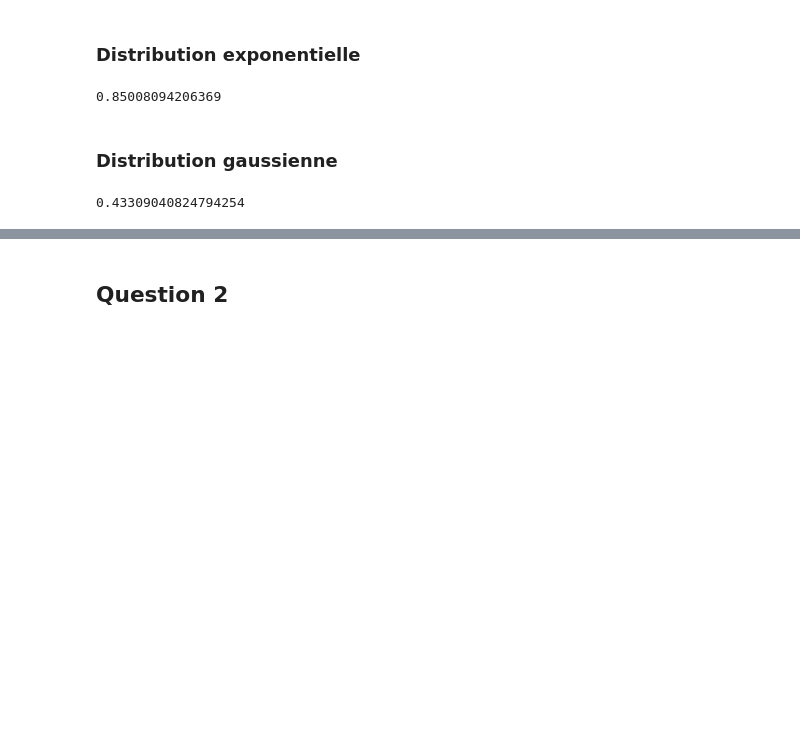
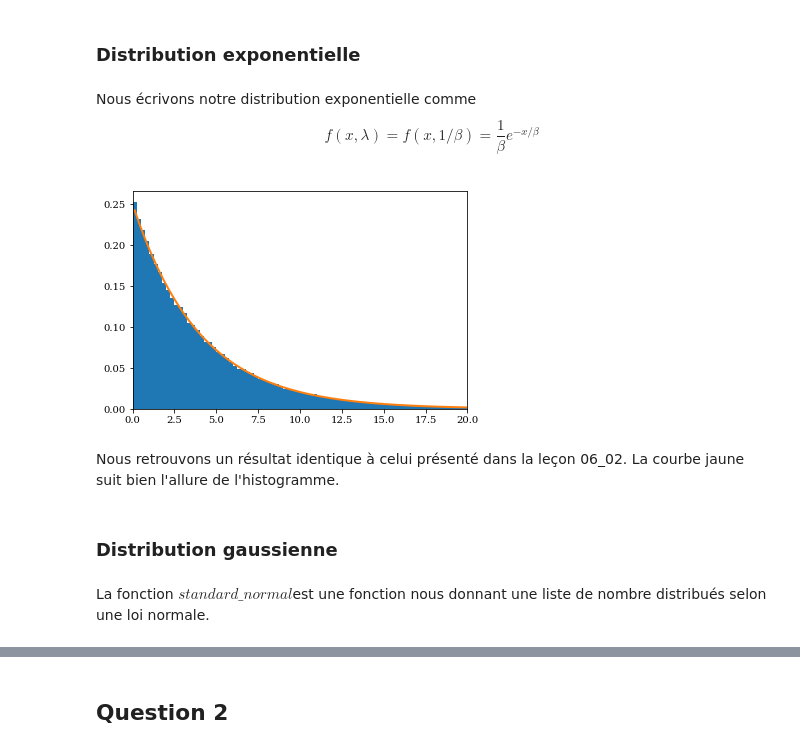
Before and after one commit to ceschoon/Travail-PHYS-F-303, a Jupyter notebook: Travail_PHYS-F-303_MJ_CS.ipynb, the cells around one changed output, grey strips where cells are left out. Cells and saved outputs as stored; diff of their text form; code cells hidden in the pictures; blank space fills up the shorter version.

```diff
--- a/Travail_PHYS-F-303_MJ_CS.ipynb
+++ b/Travail_PHYS-F-303_MJ_CS.ipynb
@@ -22,20 +22,8 @@ from IPython.display import HTML
 Le langage Python possède des fonctions précompilées pour générer des nombres distribués de différentes manières, notamment selon une gaussienne ou selon une exponentielle.
 # %% [markdown]
 ### Distribution exponentielle
-# %%
-# random.expovariate
-
-"""Exponential distribution. lambd is 1.0 divided by the desired mean. It should be nonzero.
-(The parameter would be called “lambda”, but that is a reserved word in Python.)
-
-Returned values range from 0 to positive infinity if lambd is positive, and from negative infinity
-to 0 if lambd is negative"""
-
-lambd = 1
-distrExp = random.expovariate(lambd)
-distrExp
-# %% [output]
-0.85008094206369
+# %% [markdown]
+Nous écrivons notre distribution exponentielle comme $$ f(x,\lambda) = f(x,1/\beta) = \dfrac{1}{\beta} e^{-x/\beta} $$
 # %%
 # numpy.random.exponential
 
@@ -43,7 +31,7 @@ distrExp
     ----------
     lambd : float or array_like of floats
 
-        The scale parameter, \beta = 1/\lambda.
+        The scale parameter is \beta = 1/\lambda.
 
     size : int or tuple of ints, optional
 
@@ -57,19 +45,27 @@ distrExp
 
         Drawn samples from the parameterized exponential distribution."""
 
-lambd = 1
-size = 2
+lambd = 4
+size = 100000
+rand_exponential = np.random.exponential(lambd,size)
+# %%
+# Plots
+xmax = 20
+
+binwidth=0.25
+plt.xlim(0,xmax)
+bins=np.arange(0.,xmax+1, binwidth)
+plt.hist(rand_exponential,bins,normed=True);
+
+# Compute centers of bins
+xc = bins[:-1] + binwidth/2
+plt.plot(xc,1/lambd*np.exp(-xc/lambd), lw=2);
+# %% [output]
+[figure, added]
+# %% [markdown]
+Nous retrouvons un résultat identique à celui présenté dans la leçon 06_02. La courbe jaune suit bien l'allure de l'histogramme.
 # %% [markdown]
 ### Distribution gaussienne
-# %%
-# random.gauss
-
-"""Gaussian distribution. mu is the mean, and sigma is the standard deviation"""
-
-mu = 0
-sigma = 1
-distrGauss = random.gauss(mu,sigma)
-distrGauss
-# %% [output]
-0.43309040824794254
+# %% [markdown]
+La fonction $standard\_normal$est une fonction nous donnant une liste de nombre distribués selon une loi normale.
 # %%
```
Also changed, not shown: parts of 55 cells of this notebook.
